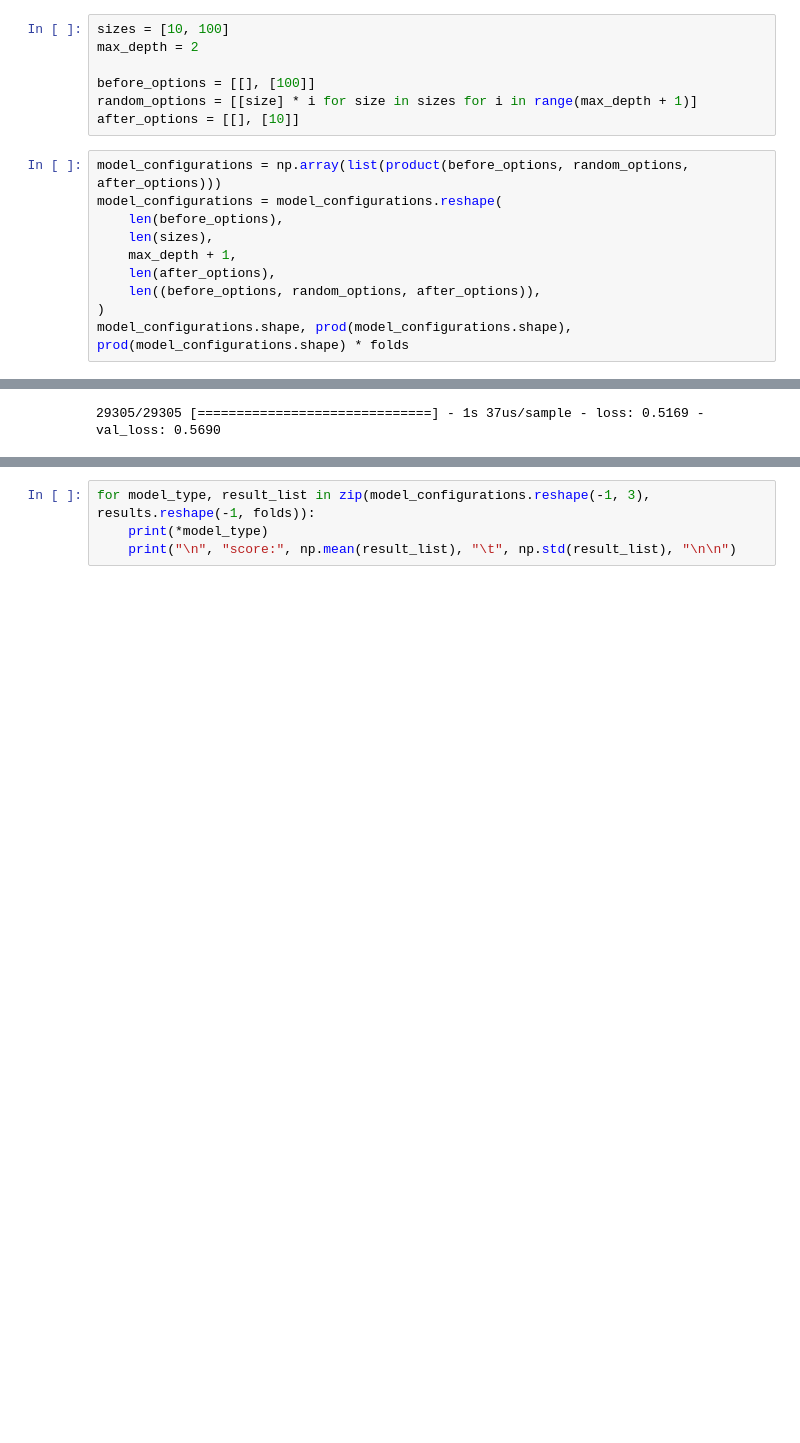
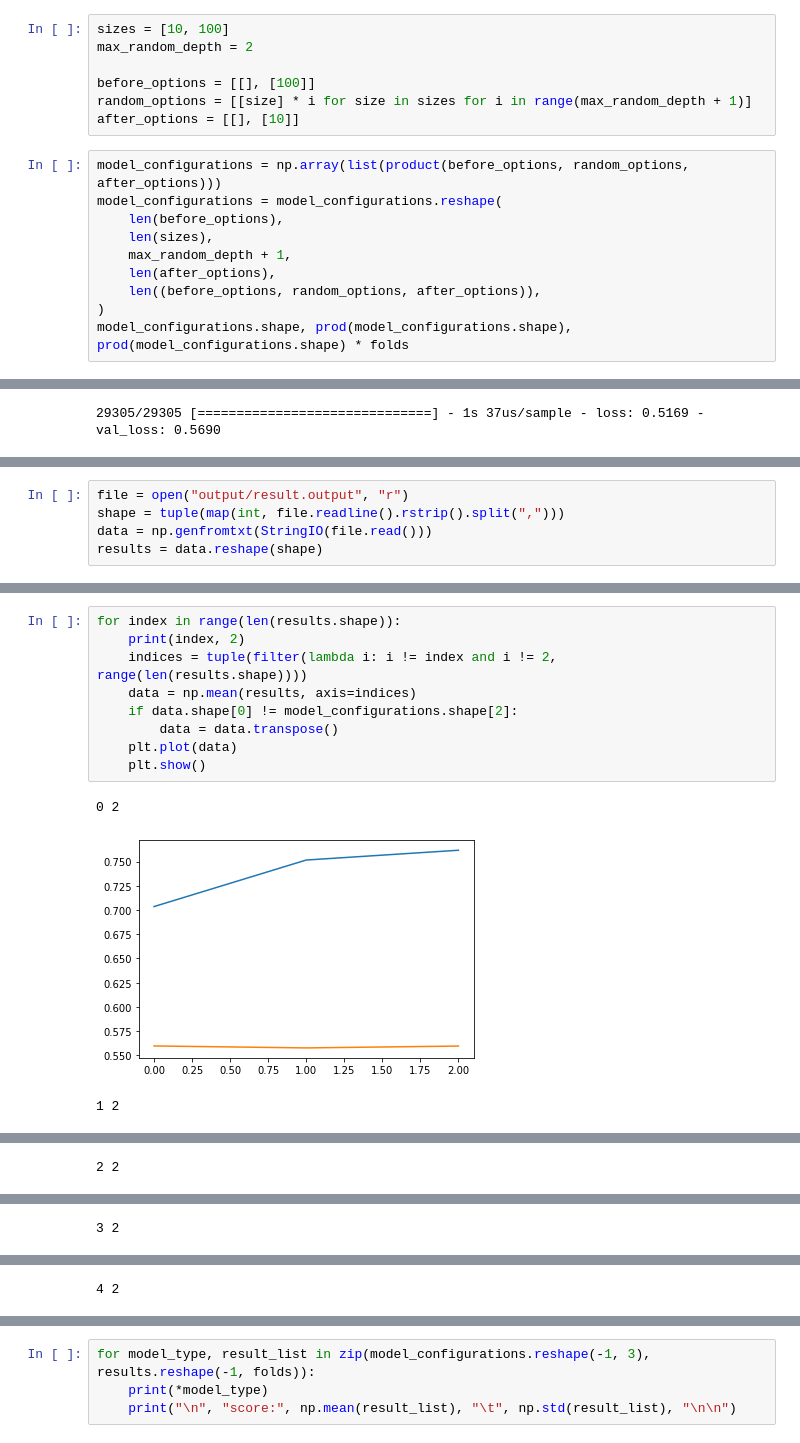
Before and after one commit to matejsladek/random_layers, a Jupyter notebook: code/experiments/census-income/Census Income.ipynb, the cells around one changed output, grey strips where cells are left out. Drawn from its saved outputs; the diff is of its cells as text; blank space fills up the shorter version.

```diff
--- a/code/experiments/census-income/Census Income.ipynb
+++ b/code/experiments/census-income/Census Income.ipynb
@@ -188,17 +188,17 @@ def build_model(
 folds = 10
 # %%
 sizes = [10, 100]
-max_depth = 2
+max_random_depth = 2
 
 before_options = [[], [100]]
-random_options = [[size] * i for size in sizes for i in range(max_depth + 1)]
+random_options = [[size] * i for size in sizes for i in range(max_random_depth + 1)]
 after_options = [[], [10]]
 # %%
 model_configurations = np.array(list(product(before_options, random_options, after_options)))
 model_configurations = model_configurations.reshape(
     len(before_options),
     len(sizes),
-    max_depth + 1,
+    max_random_depth + 1,
     len(after_options),
     len((before_options, random_options, after_options)),
 )
@@ -348,0 +340,5 @@ for i, model_type in enumerate(model_configurations.reshape(-1, 3)):
+# %%
+file = open("output/result.output", "r")
+shape = tuple(map(int, file.readline().rstrip().split(",")))
+data = np.genfromtxt(StringIO(file.read()))
+results = data.reshape(shape)
@@ -348,0 +349,13 @@ for i, model_type in enumerate(model_configurations.reshape(-1, 3)):
+# %%
+for index in range(len(results.shape)):
+    print(index, 2)
+    indices = tuple(filter(lambda i: i != index and i != 2, range(len(results.shape))))
+    data = np.mean(results, axis=indices)
+    if data.shape[0] != model_configurations.shape[2]:
+        data = data.transpose()
+    plt.plot(data)
+    plt.show()
+# %% [output]
+0 2
+[figure, added]
+1 2
@@ -348,0 +363 @@ for i, model_type in enumerate(model_configurations.reshape(-1, 3)):
+2 2
@@ -348,0 +365 @@ for i, model_type in enumerate(model_configurations.reshape(-1, 3)):
+3 2
@@ -348,0 +367 @@ for i, model_type in enumerate(model_configurations.reshape(-1, 3)):
+4 2
```
Also changed, not shown: parts of 8 cells of this notebook.
